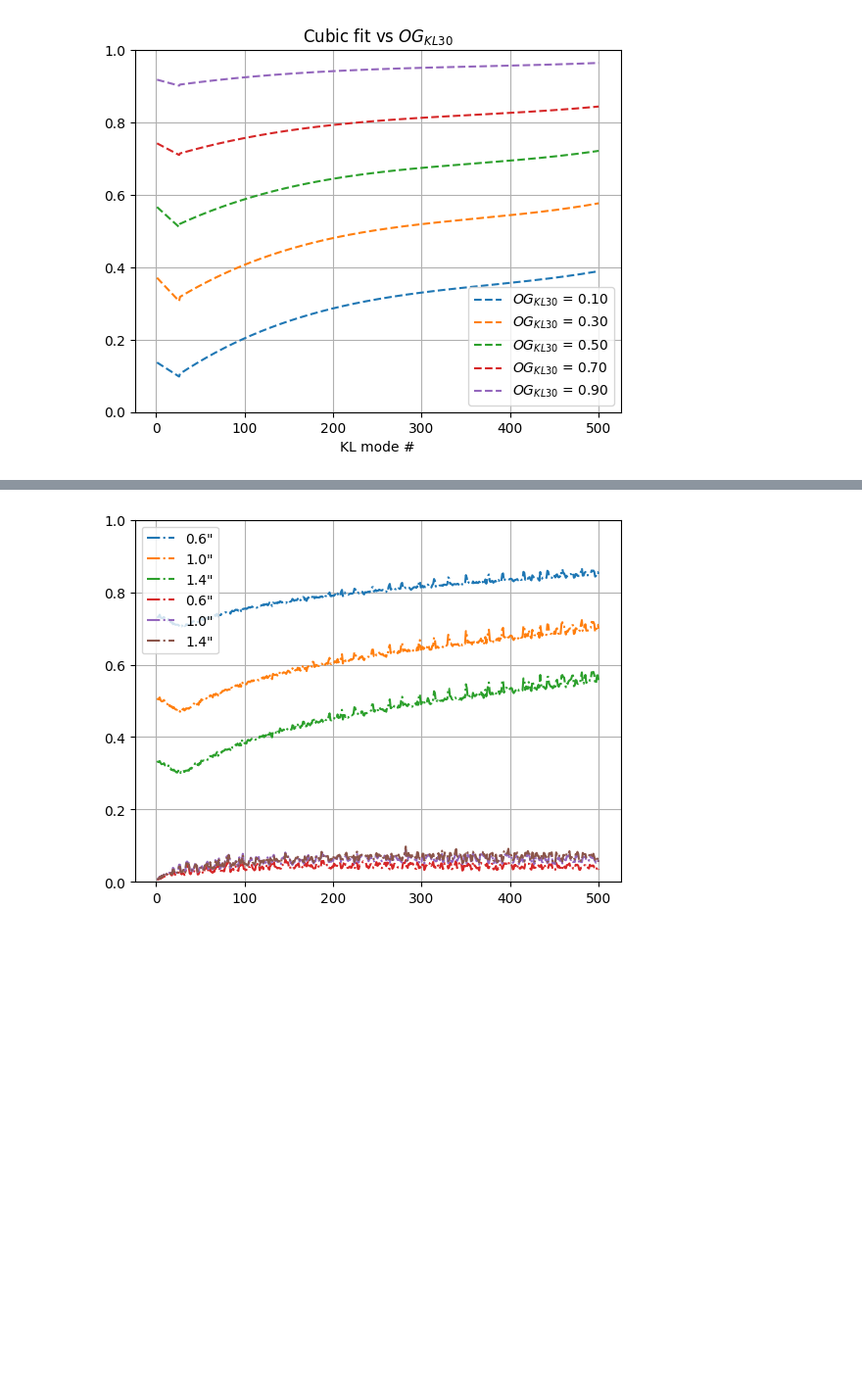
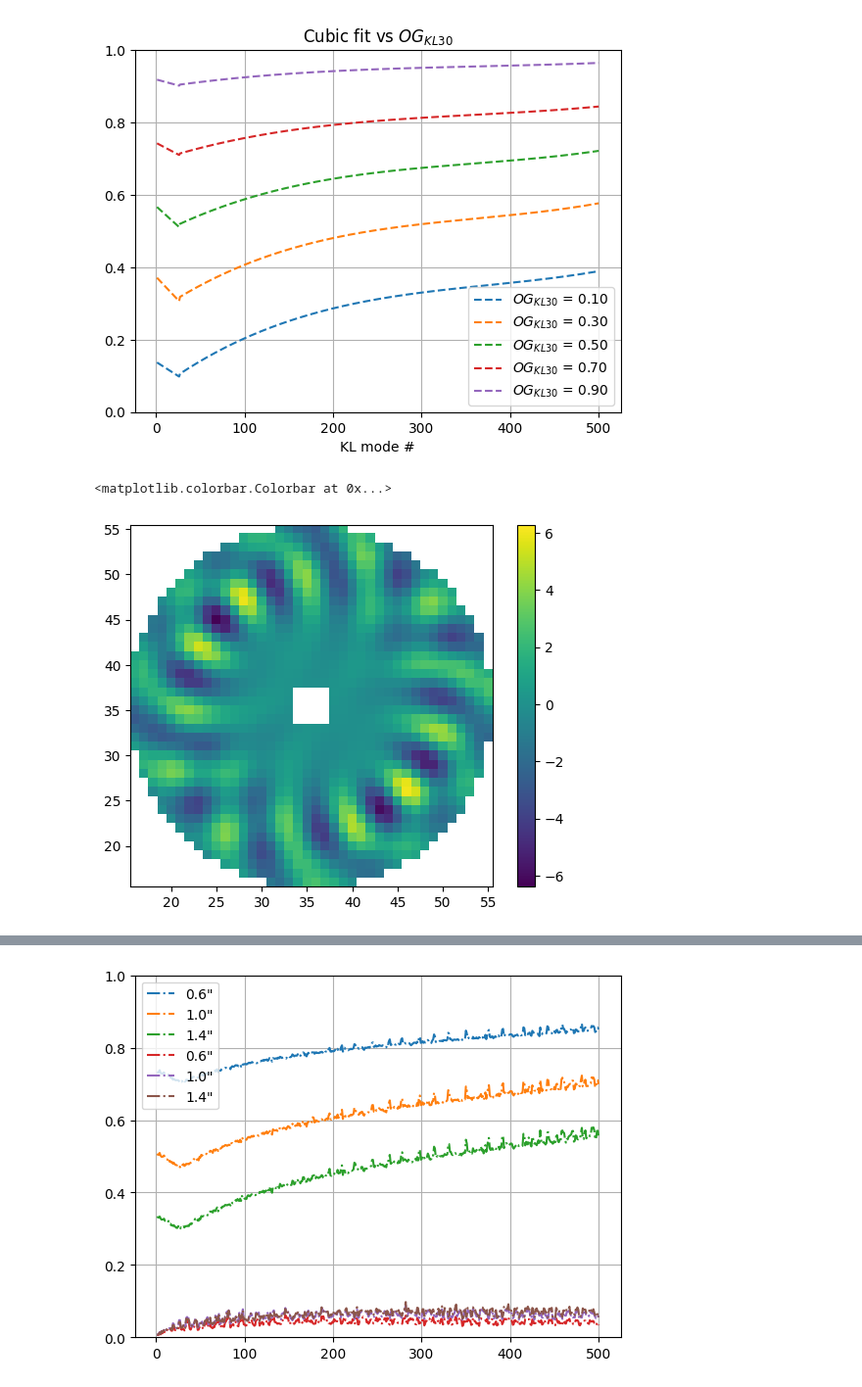
Before and after one commit to Menessao/SPECULA, a Jupyter notebook: config/ErrorBudget/LBTplots.ipynb, the cells around one changed output, grey strips where cells are left out. Shown at 98% size. Cells and saved outputs as stored; diff of their text form; code cells hidden in the pictures; blank space fills up the shorter version.

Commit message:
Synim kickoff

```diff
--- a/config/ErrorBudget/LBTplots.ipynb
+++ b/config/ErrorBudget/LBTplots.ipynb
@@ -214,3 +240,16 @@ def show2d_slopes(slopes,npix=120,normalize:bool=False,title='',vmin=None,vmax=N
     plt.title(title)
     plt.colorbar(shrink=0.5)
     return f2d
+# %%
+frames = fits.getdata('/raid1/mmenessini/results/SOUL/KLv30dx/scratch_synim/ccd.fits')
+pyr_masks = fits.getdata('/raid1/mmenessini/calibration/SOUL/KLv30dx/pupils/lbt_pupmask_shift.fits').astype(bool)
+
+idx = 100
+plt.figure()
+plt.imshow(np.ma.masked_array(frames[2*idx+1]-frames[2*idx],mask=~pyr_masks))
+plt.xlim([16-0.5,56-0.5])
+plt.ylim([16-0.5,56-0.5])
+plt.colorbar()
+# %% [output]
+<matplotlib.colorbar.Colorbar at 0x...>
+[figure, added]
```
Also changed, not shown: parts of 13 cells of this notebook, 4 other files.
